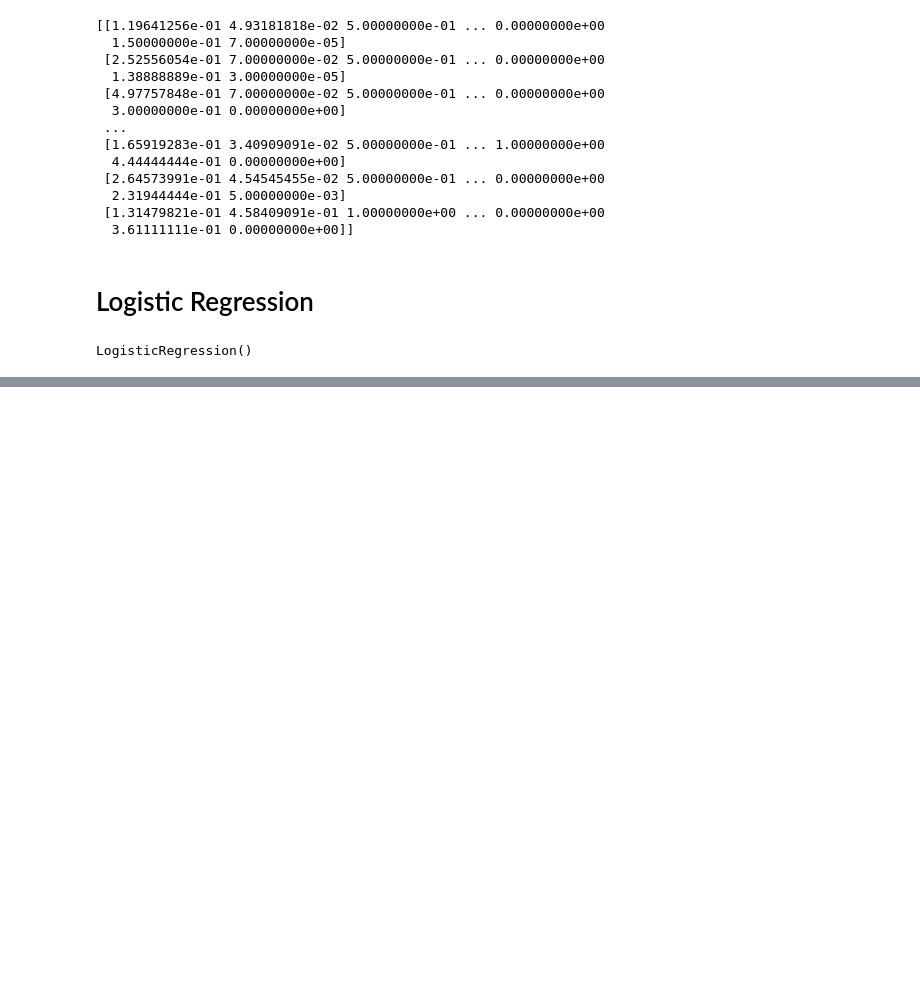
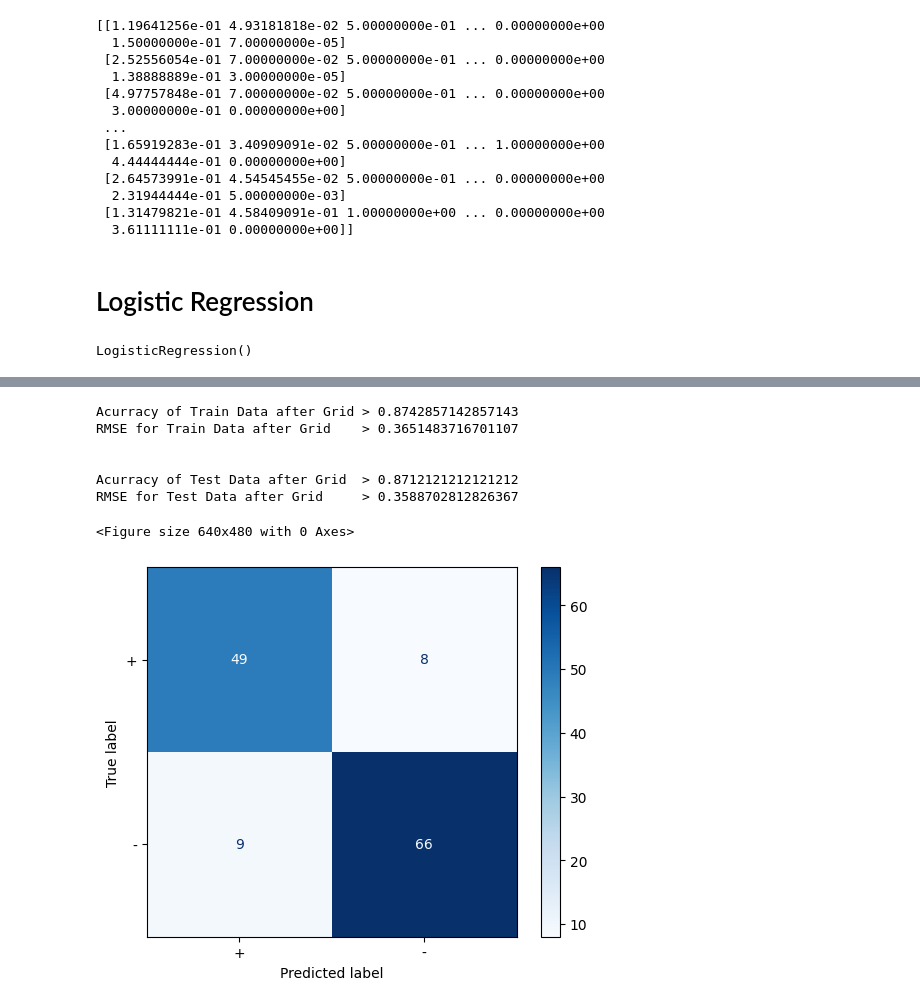
Before and after one commit to crabbbb/Credit-Approval, a Jupyter notebook: LogisticRegression.ipynb, the cells around one changed output, grey strips where cells are left out. Drawn from its saved outputs; the diff is of its cells as text; code cells hidden in the pictures; blank space fills up the shorter version.

```diff
--- a/LogisticRegression.ipynb
+++ b/LogisticRegression.ipynb
@@ -129,0 +157,23 @@ RMSE for Test Data     > 0.3588702812826367
+# %%
+# define the parameter grid
+param_grid = {
+    'C': [0.0001, 0.001, 0.01, 0.1, 1, 10, 100, 1000],  # Different values for the regularization strength
+    'penalty': ['l1', 'l2', 'elasticnet', 'none'],  # Different types of penalties
+    'solver': ['saga', 'newton-cg', 'liblinear', 'sag', 'lbfgs'],  # Use 'saga' as it's one of the solvers that supports l1 and elasticnet
+    'max_iter': [100, 150, 200, 500, 1000],  # Different values for maximum iterations
+    'l1_ratio': [0, 0.25, 0.5, 0.75, 1],
+    'tol' : [0.01, 0.001, 0.0001]
+}
+
+# liblinear suitable for small but sag and saga is suitable for largest and more faster
+# but for liblinear is not suitable for multiclass problem, only have newton-cg, lbfgs(default), sag and saga suitable for this case
+# %%
+grid_search = GridSearchCV(estimator=model, param_grid=param_grid, cv=StratifiedKFold(n_splits=5), verbose=1, n_jobs=-1)
+# grid_search = GridSearchCV(estimator=model, param_grid=param_grid, cv=5)
+
+# cv = 5 > 5-fold cross-validation
+# verbose = 1 > show progress
+# n_jobs = -1 > use all available cores
+# %%
+# fit in the data to find best comparision
+grid_model_result = grid_search.fit(rescaledX_train, y_train)
@@ -129,0 +217,30 @@ RMSE for Test Data     > 0.3588702812826367
+# %%
+# show testing performance
+yGridPredTrain = grid_model_result.predict(rescaledX_train)
+yGridPredTest = grid_model_result.predict(rescaledX_test)
+# %%
+# display the RMSE and accuracy for both test and train
+print(f"Acurracy of Train Data after Grid > {accuracy_score(y_train, yGridPredTrain)}")
+print(f"RMSE for Train Data after Grid    > {np.sqrt(mean_squared_error(y_train, yPredTrain))}")
+print("\n")
+print(f"Acurracy of Test Data after Grid  > {accuracy_score(y_test, yGridPredTest)}")
+print(f"RMSE for Test Data after Grid     > {np.sqrt(mean_squared_error(y_test, yGridPredTest))}")
+# %% [output]
+Acurracy of Train Data after Grid > 0.8742857142857143
+RMSE for Train Data after Grid    > 0.3651483716701107
+
+
+Acurracy of Test Data after Grid  > 0.8712121212121212
+RMSE for Test Data after Grid     > 0.3588702812826367
+# %%
+# show confusion matrix
+# get confusion matrix
+confusionMatrix = confusion_matrix(y_test, yGridPredTest)
+
+plt.figure()
+diagram = ConfusionMatrixDisplay(confusion_matrix=confusionMatrix, display_labels=['+', '-'])
+diagram.plot(cmap=plt.cm.Blues)
+plt.show()
+# %% [output]
+<Figure size 640x480 with 0 Axes>
+[figure, added]
```
Also changed, not shown: parts of 16 cells of this notebook, 5 other files.
